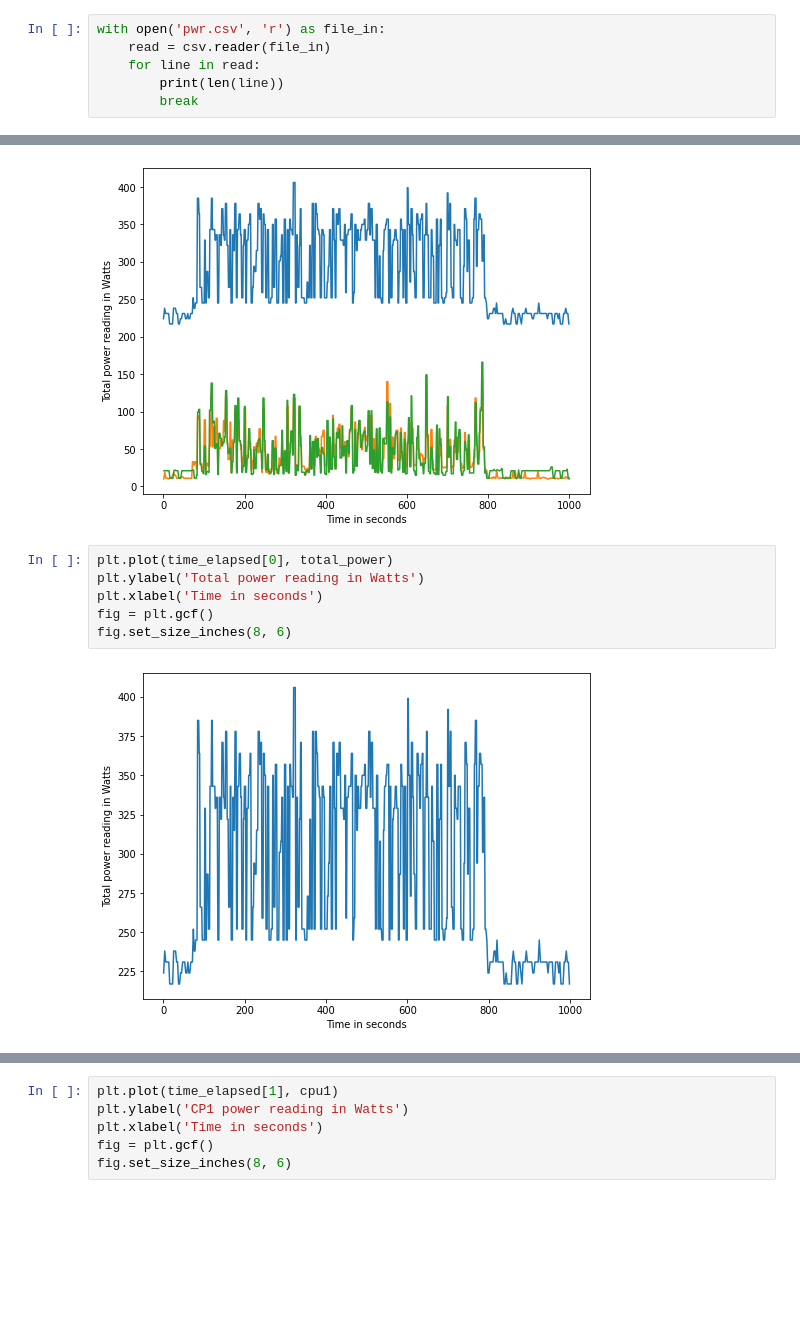
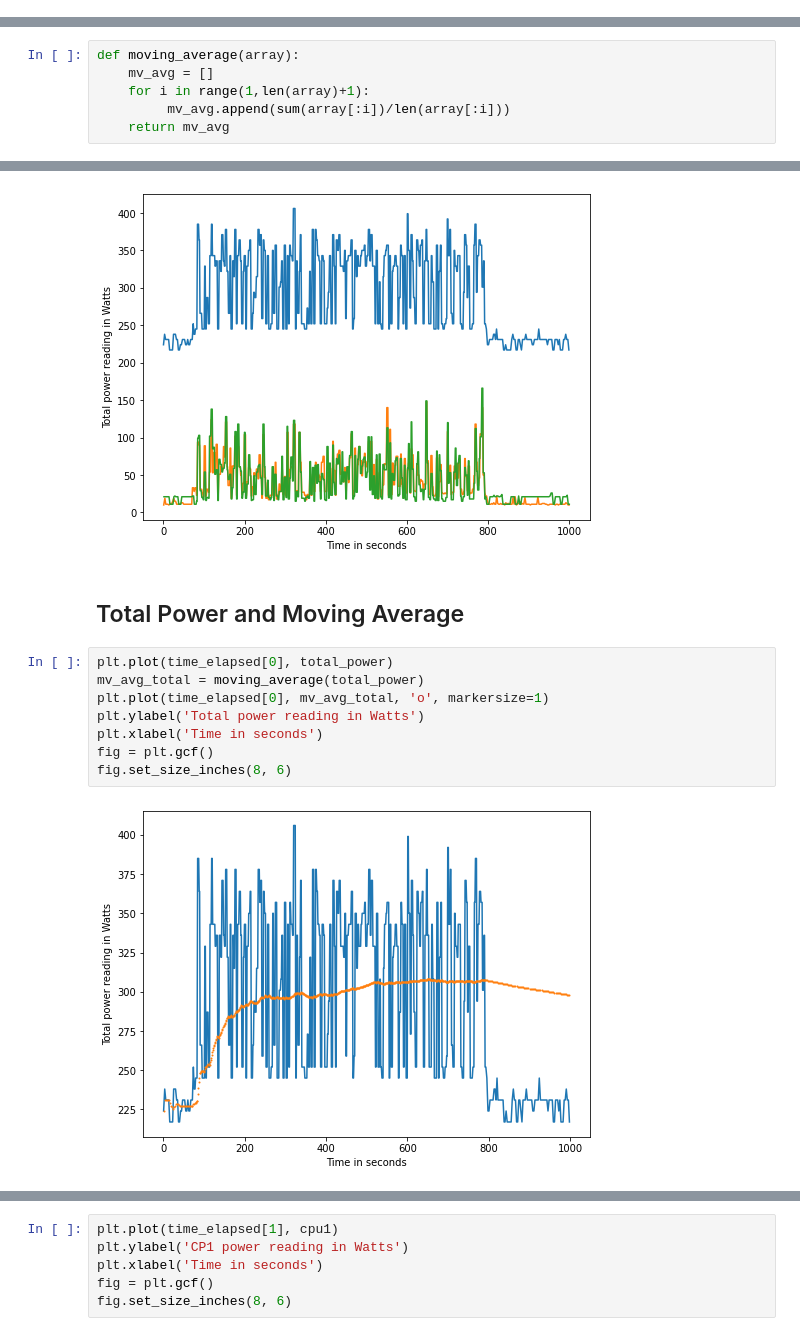
Before and after one commit to MatheusCod/ipmiPower, a Jupyter notebook: firstTest/pwrAnalysis.ipynb, the cells around one changed output, grey strips where cells are left out. Drawn from its saved outputs; the diff is of its cells as text; blank space fills up the shorter version.

```diff
--- a/firstTest/pwrAnalysis.ipynb
+++ b/firstTest/pwrAnalysis.ipynb
@@ -2,9 +2,3 @@
 import csv
 import matplotlib.pyplot as plt
 import matplotlib.figure as fig
-# %%
-with open('pwr.csv', 'r') as file_in:
-    read = csv.reader(file_in)
-    for line in read:
-        print(len(line))
-        break
@@ -19,0 +22,6 @@ print(b)
+# %%
+def moving_average(array):
+    mv_avg = []
+    for i in range(1,len(array)+1):
+         mv_avg.append(sum(array[:i])/len(array[:i]))
+    return mv_avg
@@ -61,11 +75,15 @@ fig = plt.gcf()
 fig.set_size_inches(8, 6)
 # %% [output]
 [figure]
+# %% [markdown]
+## Total Power and Moving Average
 # %%
 plt.plot(time_elapsed[0], total_power)
+mv_avg_total = moving_average(total_power)
+plt.plot(time_elapsed[0], mv_avg_total, 'o', markersize=1)
 plt.ylabel('Total power reading in Watts')
 plt.xlabel('Time in seconds')
 fig = plt.gcf()
 fig.set_size_inches(8, 6)
 # %% [output]
-[figure, old version]
+[figure, new version]
```
Also changed, not shown: parts of 13 cells of this notebook, 4 other files.
